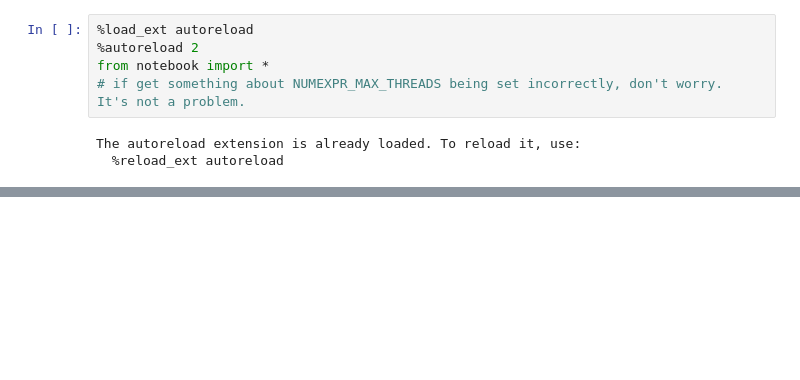
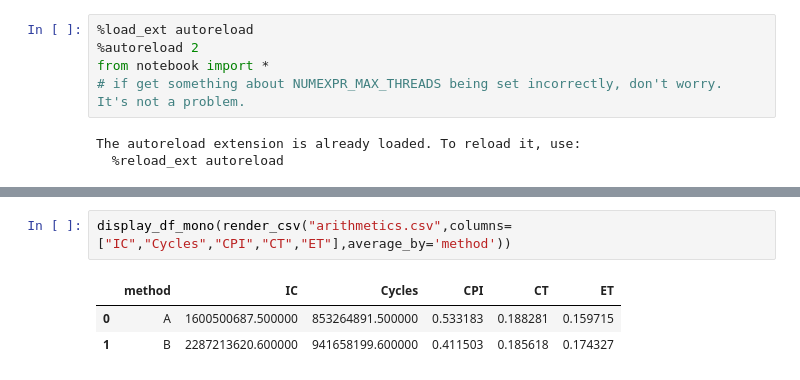
Before and after one commit to CS203UCR/2025fa, a Jupyter notebook: demo/pipeline/arithmetics.ipynb, the cells around one changed output, grey strips where cells are left out. Cells and saved outputs as stored; diff of their text form; blank space fills up the shorter version.

```diff
--- a/demo/pipeline/arithmetics.ipynb
+++ b/demo/pipeline/arithmetics.ipynb
@@ -74,0 +26,6 @@ sum: 1561323360 1.228837 seconds
+# %%
+display_df_mono(render_csv("arithmetics.csv",columns=["IC","Cycles","CPI","CT","ET"],average_by='method'))
+# %% [output]
+|  | method | IC | Cycles | CPI | CT | ET |
+| 0 | A | 1600500687.500000 | 853264891.500000 | 0.533183 | 0.188281 | 0.159715 |
+| 1 | B | 2287213620.600000 | 941658199.600000 | 0.411503 | 0.185618 | 0.174327 |
```
Also changed, not shown: parts of 8 cells of this notebook, 5 other files.
